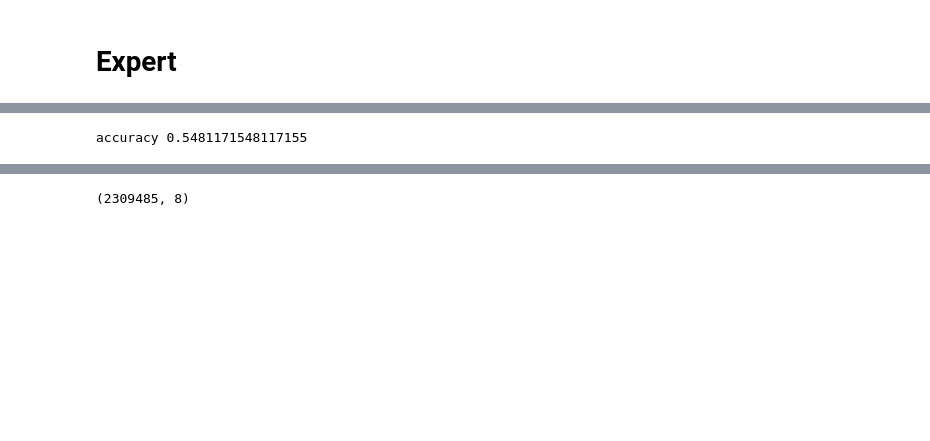
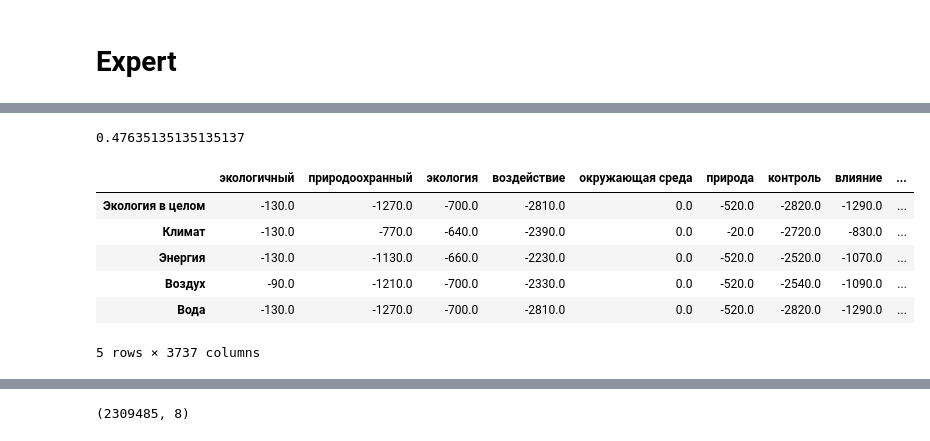
Before and after one commit to tarasovEgor/ESG_Reports, a Jupyter notebook: topics/all_topics_with_expert.ipynb, the cells around one changed output, grey strips where cells are left out. Cells and saved outputs as stored; diff of their text form; code cells hidden in the pictures; blank space fills up the shorter version.

Commit message:
update matrix

```diff
--- a/topics/all_topics_with_expert.ipynb
+++ b/topics/all_topics_with_expert.ipynb
@@ -191,7 +196,19 @@ for i in tqdm(range(10)):
     # test(vector, labels, False)
 
 pred_labels, acc = test(vector, labels, False)
+acc
 # %% [output]
-accuracy 0.5481171548117155
+0.47635135135135137
+# %%
+matrix_df = pd.DataFrame(matrix, columns=topics["word"].tolist(), index=topics["topic"].unique().tolist())
+matrix_df.head()
+# %% [output]
+|  | экологичный | природоохранный | экология | воздействие | окружающая среда | природа | контроль | влияние | ... |
+| Экология в целом | -130.0 | -1270.0 | -700.0 | -2810.0 | 0.0 | -520.0 | -2820.0 | -1290.0 | ... |
+| Климат | -130.0 | -770.0 | -640.0 | -2390.0 | 0.0 | -20.0 | -2720.0 | -830.0 | ... |
+| Энергия | -130.0 | -1130.0 | -660.0 | -2230.0 | 0.0 | -520.0 | -2520.0 | -1070.0 | ... |
+| Воздух | -90.0 | -1210.0 | -700.0 | -2330.0 | 0.0 | -520.0 | -2540.0 | -1090.0 | ... |
+| Вода | -130.0 | -1270.0 | -700.0 | -2810.0 | 0.0 | -520.0 | -2820.0 | -1290.0 | ... |
+5 rows × 3737 columns
 # %%
 np.save("expert.npy", matrix)
```
Also changed, not shown: parts of 26 cells of this notebook.
